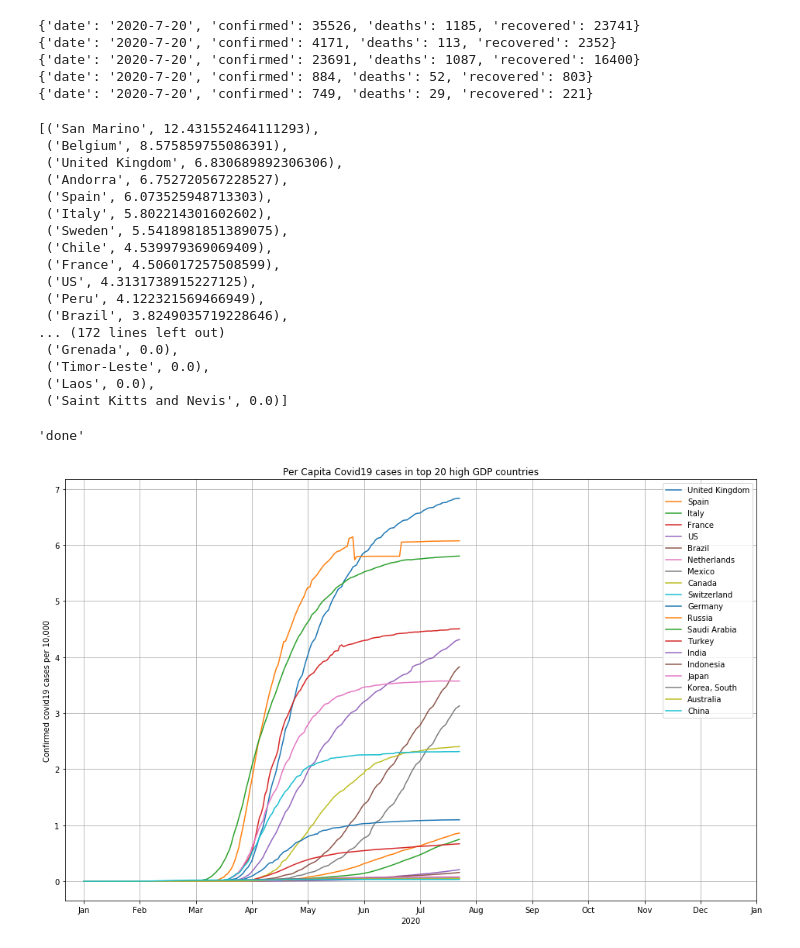
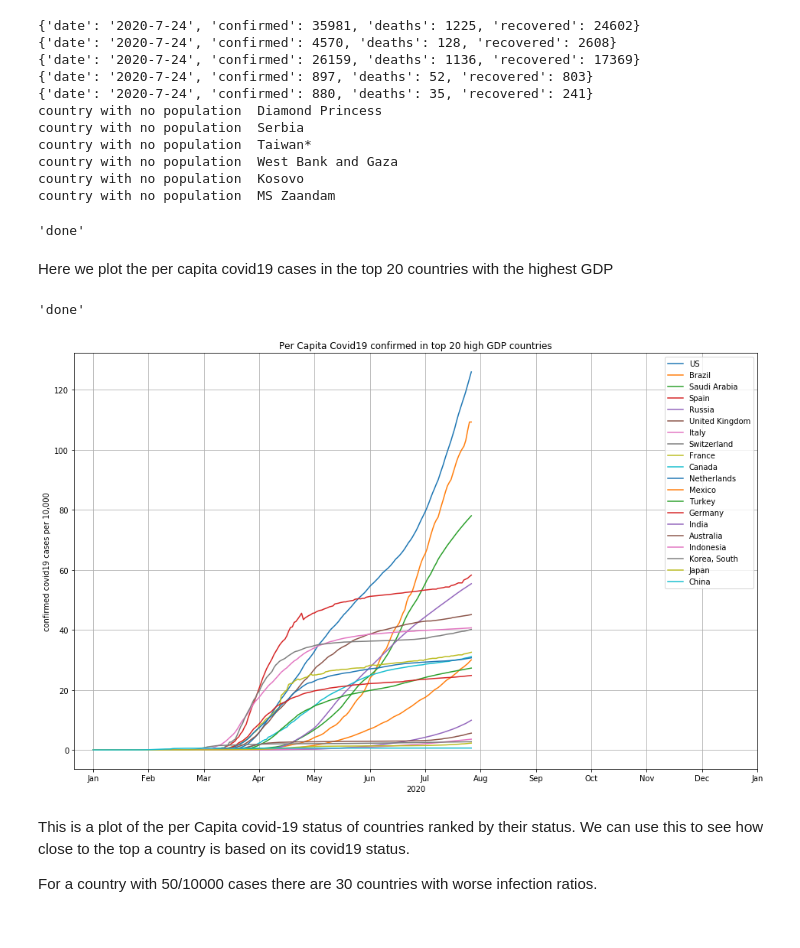
Before and after one commit to tjhickey724/covid19demo, a Jupyter notebook: plotWorldData.ipynb, the cells around one changed output. Saved outputs shown, nothing was run; the diff lists cells and outputs as text; code cells hidden in the pictures.

```diff
--- a/plotWorldData.ipynb
+++ b/plotWorldData.ipynb
@@ -37,0 +54,8 @@ plt.plot([d['confirmed'] for d in data[0]['US']])
+# %%
+country='US'
+plt.rcParams['figure.figsize'] = [12, 6]
+plt.plot([0]*21+[d['deaths']/max(1,d['confirmed'])*100 for d in data[0][country]])
+plt.xticks([0,30,60,90,120,150,180,210,240,270,300,330,360],'Jan Feb Mar Apr May Jun Jul Aug Sep Oct Nov Dec Jan'.split(' '))
+plt.xlabel("2020")
+plt.title("Case Fatality Rate: deaths/confirmed cases*100")
+plt.grid()
@@ -38,8 +68,9 @@ plt.plot([d['confirmed'] for d in data[0]['US']])
 # %%
 plt.rcParams['figure.figsize'] = [12, 6]
 allCountries = list(data[0])
-for country in ['US','Brazil','Russia','France','Germany']:
-    plt.plot([d['confirmed']/getCountryPop(country)*10000 for d in data[0][country]],label=country)
+for country in ['US','Brazil','Russia','United Kingdom','France','Germany','Mexico']:
+    plt.plot([d['deaths']/getCountryPop(country)*10000 for d in data[0][country]],label=country)
 plt.legend()
 plt.grid()
+plt.title("covid19 deaths")
 # %% [output]
@@ -47,5 +78,0 @@ plt.grid()
-# %%
-for country in list(data[0]):
-    z = [d['population'] for d in countryData if d['country']==country]
-    if (len(z)==0):
-        print(country)
@@ -75,54 +81,53 @@ getCountryPop('US')
 # %%
+covidProperty = 'confirmed'  # or 'deaths' or 'confirmed'
 for country in list(data[0])[:5]:
     print(data[0][country][-1])
-countriesByCasesPerCapita = [(country, data[0][country][-1]['deaths']/getCountryPop(country)*10000) for country in list(data[0])]
+countriesByCasesPerCapita = [(country, data[0][country][-1][covidProperty]/getCountryPop(country)*10000) for country in list(data[0])]
 countriesByCasesPerCapita = sorted(countriesByCasesPerCapita,key=lambda x: x[1],reverse=True)
 countriesByCasesPerCapita
+'done'
 # %% [output]
-{'date': '2020-7-20', 'confirmed': 35526, 'deaths': 1185, 'recovered': 23741}
-{'date': '2020-7-20', 'confirmed': 4171, 'deaths': 113, 'recovered': 2352}
-{'date': '2020-7-20', 'confirmed': 23691, 'deaths': 1087, 'recovered': 16400}
-{'date': '2020-7-20', 'confirmed': 884, 'deaths': 52, 'recovered': 803}
-{'date': '2020-7-20', 'confirmed': 749, 'deaths': 29, 'recovered': 221}
+{'date': '2020-7-24', 'confirmed': 35981, 'deaths': 1225, 'recovered': 24602}
+{'date': '2020-7-24', 'confirmed': 4570, 'deaths': 128, 'recovered': 2608}
+{'date': '2020-7-24', 'confirmed': 26159, 'deaths': 1136, 'recovered': 17369}
+{'date': '2020-7-24', 'confirmed': 897, 'deaths': 52, 'recovered': 803}
+{'date': '2020-7-24', 'confirmed': 880, 'deaths': 35, 'recovered': 241}
+country with no population  Diamond Princess
+country with no population  Serbia
+country with no population  Taiwan*
+country with no population  West Bank and Gaza
+country with no population  Kosovo
+country with no population  MS Zaandam
-[('San Marino', 12.431552464111293),
- ('Belgium', 8.575859755086391),
- ('United Kingdom', 6.830689892306306),
- ('Andorra', 6.752720567228527),
- ('Spain', 6.073525948713303),
- ('Italy', 5.802214301602602),
- ('Sweden', 5.5418981851389075),
- ('Chile', 4.539979369069409),
- ('France', 4.506017257508599),
- ('US', 4.3131738915227125),
- ('Peru', 4.122321569466949),
- ('Brazil', 3.8249035719228646),
-... (172 lines left out)
- ('Grenada', 0.0),
- ('Timor-Leste', 0.0),
- ('Laos', 0.0),
- ('Saint Kitts and Nevis', 0.0)]
+'done'
+# %% [markdown]
+Here we plot the per capita covid19 cases in the top 20 countries with the highest GDP
 # %%
 plt.rcParams['figure.figsize'] = [16, 10]
 fig, ax = plt.subplots()
 topCountries = [d[0] for d in countriesByCasesPerCapita]
 topGDP = ['US','China','Japan','Germany','India',
           'United Kingdom','France','Italy','Brazil','Canada',
           'Russia','Korea, South','Spain','Australia','Mexico',
           'Indonesia','Netherlands','Saudi Arabia','Turkey','Switzerland']
 topGDPsorted = [d[0] for d in countriesByCasesPerCapita if d[0] in topGDP]
 for country in topGDPsorted[0:20]:
-    plt.plot(([0]*21)+[d['deaths']/getCountryPop(country)*10000 for d in data[0][country]],label=country)
+    plt.plot(([0]*21)+[d[covidProperty]/getCountryPop(country)*10000 for d in data[0][country]],label=country)
 plt.legend()
 plt.grid()
-plt.title("Per Capita Covid19 cases in top 20 high GDP countries")
+plt.title("Per Capita Covid19 "+covidProperty+" in top 20 high GDP countries")
 plt.xticks([0,30,60,90,120,150,180,210,240,270,300,330,360],'Jan Feb Mar Apr May Jun Jul Aug Sep Oct Nov Dec Jan'.split(' '))
 plt.xlabel("2020")
-plt.ylabel("Confirmed covid19 cases per 10,000")
-fig.savefig("plots/plot_deaths_top20GDP.png")
+plt.ylabel(covidProperty+" covid19 cases per 10,000")
+fig.savefig("plots/plot_"+covidProperty+"_top20GDP.png")
 'done'
 # %% [output]
 'done'
-[figure, old version]
+[figure, new version]
+# %% [markdown]
+This is a plot of the per Capita covid-19 status of countries ranked by their status.
+We can use this to see how close to the top a country is based on its covid19 status.
+
+For a country with 50/10000 cases there are 30 countries with worse infection ratios.
 # %%
 plt.rcParams['figure.figsize'] = [12, 6]
 topCountries = [d[0] for d in countriesByCasesPerCapita]
```
Also changed, not shown: parts of 20 cells of this notebook, 19 other files.
